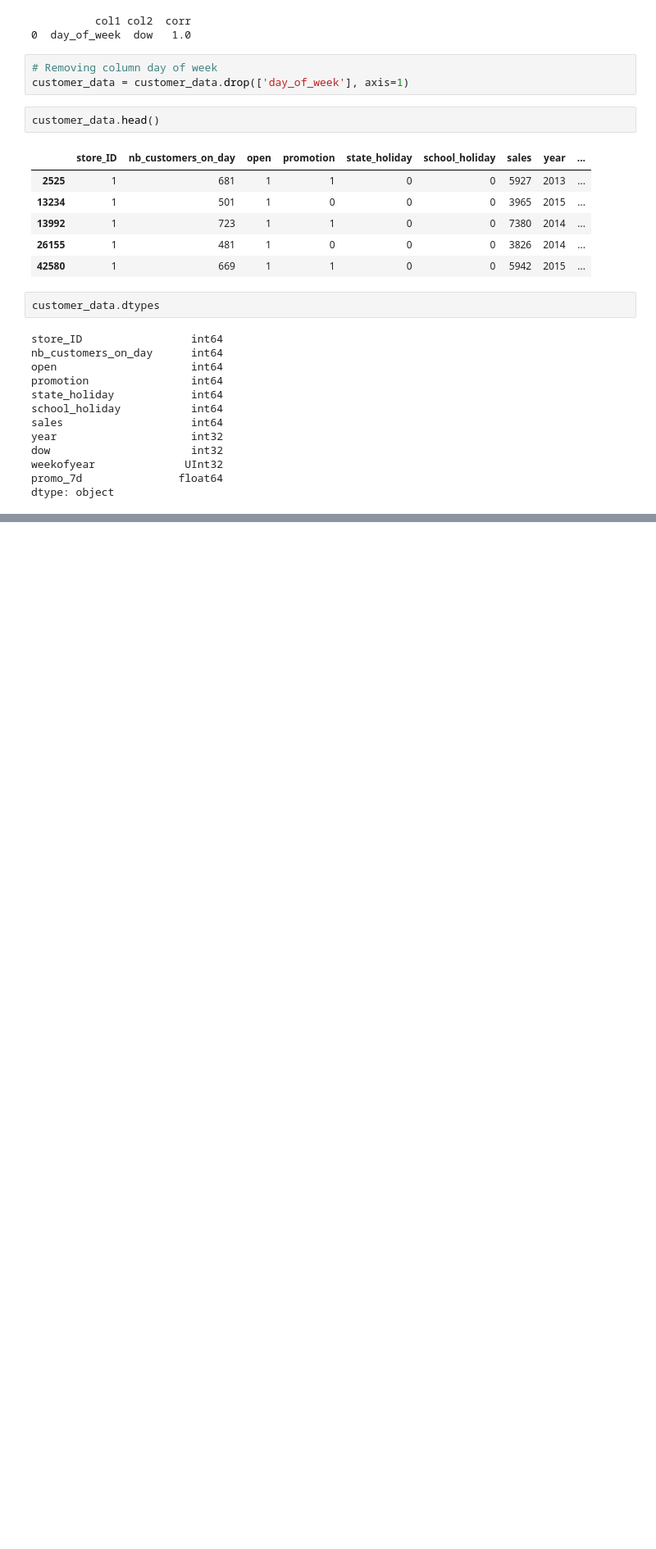
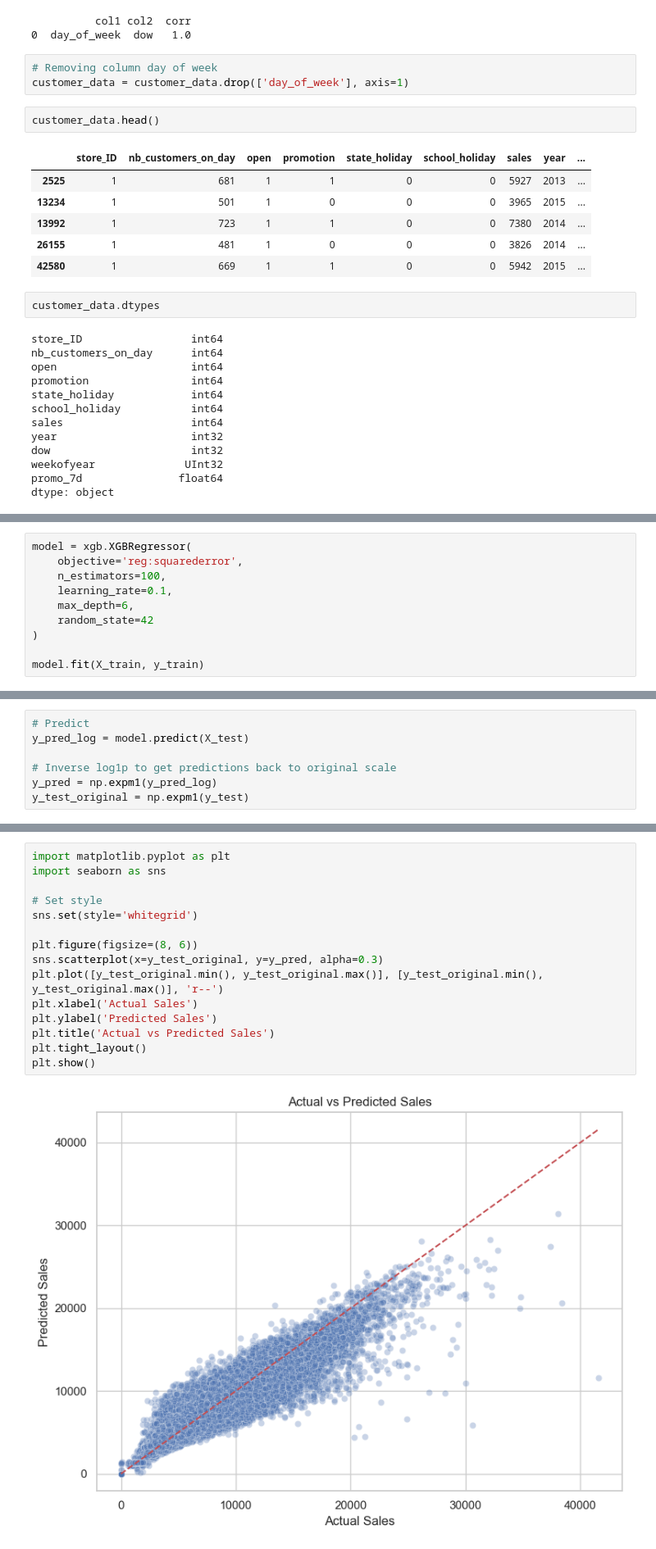
Before and after one commit to JeanDenisD/ironkaggle, a Jupyter notebook: Notebook kdr.ipynb, the cells around one changed output, grey strips where cells are left out. Shown at 82% size. Drawn from its saved outputs; the diff is of its cells as text; blank space fills up the shorter version.

```diff
--- a/Notebook kdr.ipynb
+++ b/Notebook kdr.ipynb
@@ -273,0 +382,10 @@ dtype: object
+# %%
+model = xgb.XGBRegressor(
+    objective='reg:squarederror',
+    n_estimators=100,
+    learning_rate=0.1,
+    max_depth=6,
+    random_state=42
+)
+
+model.fit(X_train, y_train)
@@ -273,0 +404,7 @@ dtype: object
+# %%
+# Predict
+y_pred_log = model.predict(X_test)
+
+# Inverse log1p to get predictions back to original scale
+y_pred = np.expm1(y_pred_log)
+y_test_original = np.expm1(y_test)
@@ -273,0 +428,17 @@ dtype: object
+# %%
+import matplotlib.pyplot as plt
+import seaborn as sns
+
+# Set style
+sns.set(style='whitegrid')
+
+plt.figure(figsize=(8, 6))
+sns.scatterplot(x=y_test_original, y=y_pred, alpha=0.3)
+plt.plot([y_test_original.min(), y_test_original.max()], [y_test_original.min(), y_test_original.max()], 'r--')
+plt.xlabel('Actual Sales')
+plt.ylabel('Predicted Sales')
+plt.title('Actual vs Predicted Sales')
+plt.tight_layout()
+plt.show()
+# %% [output]
+[figure, added]
```
Also changed, not shown: parts of 19 cells of this notebook.
